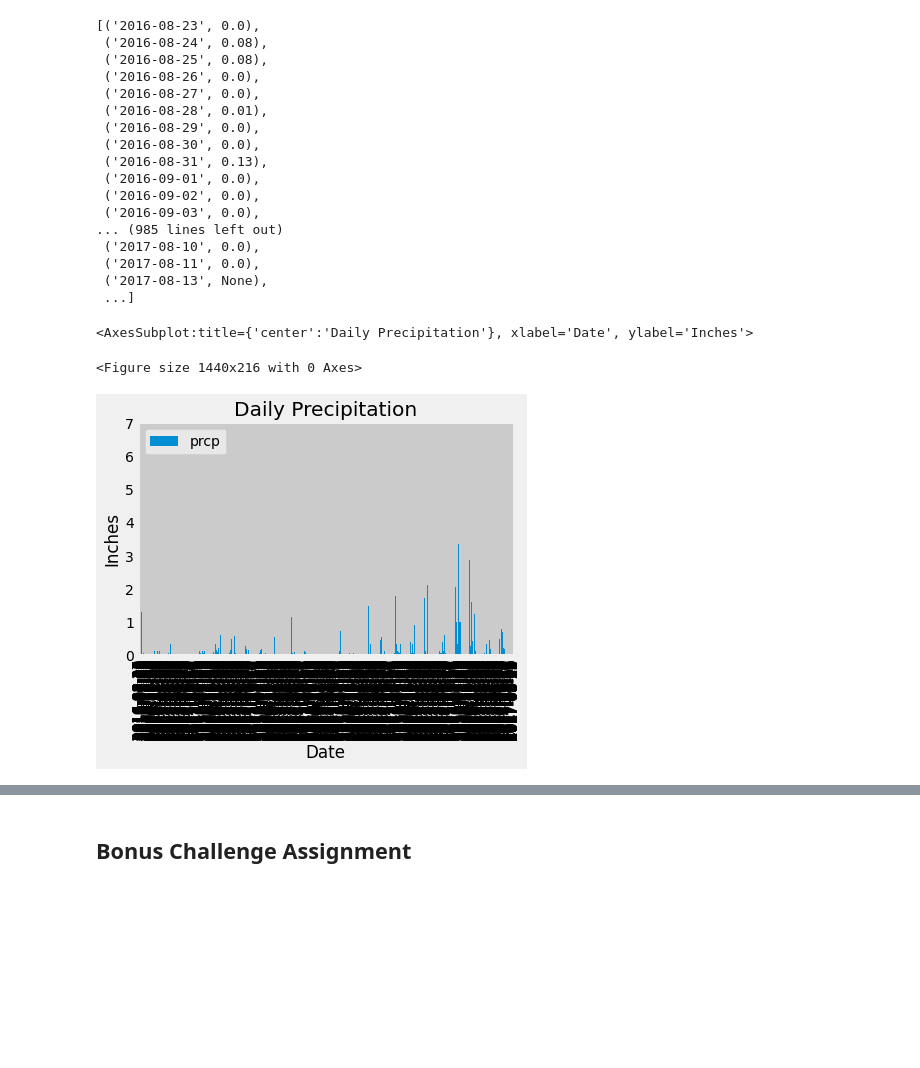
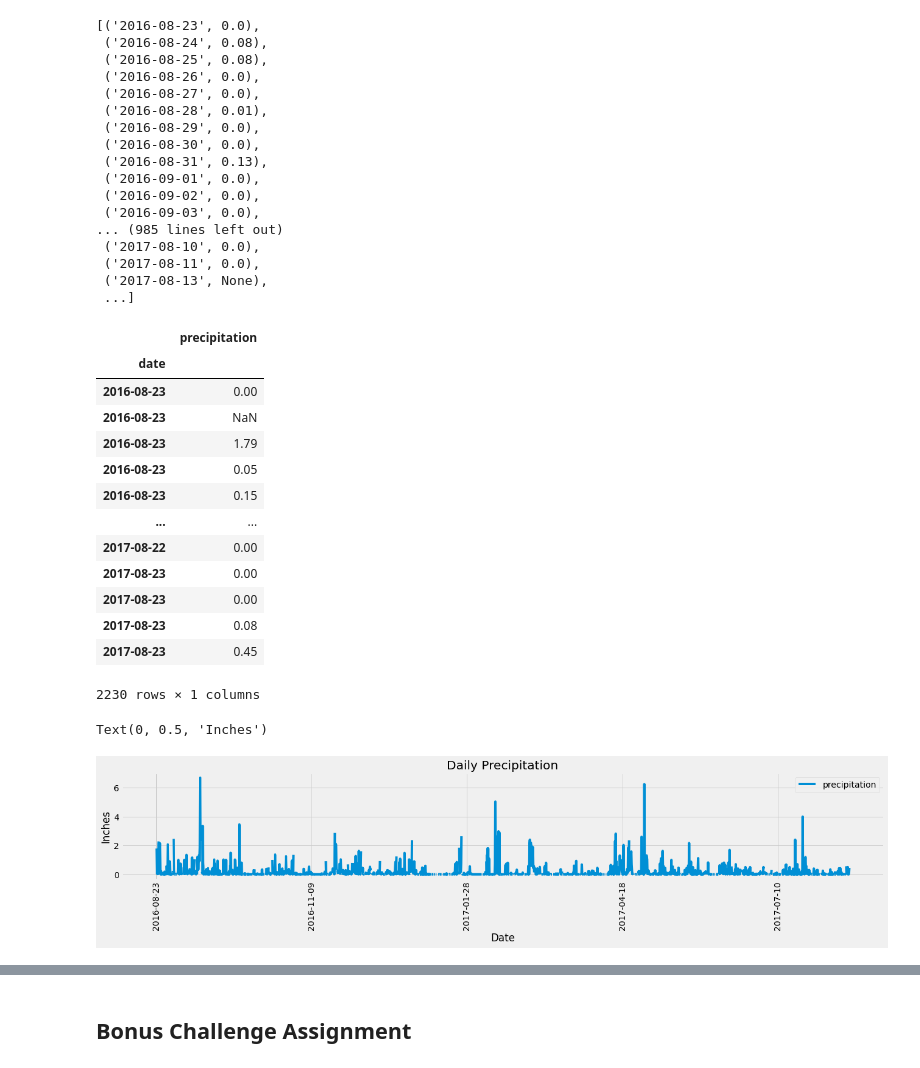
Before and after one commit to paulywog13/sqlalchemy-challenge, a Jupyter notebook: climate_starter.ipynb, the cells around one changed output, grey strips where cells are left out. Cells and saved outputs as stored; diff of their text form; code cells hidden in the pictures; blank space fills up the shorter version.

```diff
--- a/climate_starter.ipynb
+++ b/climate_starter.ipynb
@@ -102,7 +102,7 @@ datetime.date(2016, 8, 23)
 sel = [Measurement.date,
       Measurement.prcp]
 
-result = session.query(*sel).filter(func.strftime(Measurement.date) >= '2016-08-23').all()
+result = session.query(*sel).filter(func.strftime(Measurement.date) >= year_ago).all()
 result
 # %% [output]
 [('2016-08-23', 0.0),
@@ -124,18 +124,24 @@ result
  ...]
 # %%
 # Save the query results as a Pandas DataFrame and set the index to the date column
-df=pd.DataFrame(result, columns=['date', 'prcp'])
+df=pd.DataFrame(result, columns=['date', 'precipitation'])
 
 # Sort the dataframe by date
 df.set_index('date', inplace=True)
-
-# Use Pandas Plotting with Matplotlib to plot the data
-plt.figure(figsize =(20, 3))
-prcp = df.plot.bar(title = "Daily Precipitation", rot=90)
-prcp.set_xlabel("Date")
-prcp.set_ylabel("Inches")
-prcp
+df.sort_index(inplace=True)
+df
 # %% [output]
+|  | precipitation |
+| date |  |
+| 2016-08-23 | 0.00 |
+| 2016-08-23 | NaN |
+| 2016-08-23 | 1.79 |
+| 2016-08-23 | 0.05 |
+| 2016-08-23 | 0.15 |
+| ... | ... |
+| 2017-08-22 | 0.00 |
+| 2017-08-23 | 0.00 |
+| 2017-08-23 | 0.00 |
+| 2017-08-23 | 0.08 |
+| 2017-08-23 | 0.45 |
-<AxesSubplot:title={'center':'Daily Precipitation'}, xlabel='Date', ylabel='Inches'>
+2230 rows × 1 columns
-<Figure size 1440x216 with 0 Axes>
-[figure, removed]
@@ -154,2 +148,18 @@ prcp
+# %%
+# Use Pandas Plotting with Matplotlib to plot the data
+#df_start = dt.datetime(2016, 8, 23)
+#df_end = dt.datetime(2017, 8, 23)
+#fig.ax= plt.subplots()
+df.plot(rot=90, figsize =(20,3))
+#plt.figure(figsize =(20, 3))
+#prcp = df.plot.bar(title = "Daily Precipitation", rot=90)
+plt.title("Daily Precipitation")
+plt.xlabel("Date")
+plt.ylabel("Inches")
+#prcp.xticks = pd.date_range(start=df_start, end=df_end)
+#prcp
+# %% [output]
+Text(0, 0.5, 'Inches')
+[figure, added]
 # %%
 # Use Pandas to calcualte the summary statistics for the precipitation data
```
Also changed, not shown: parts of 8 cells of this notebook.
